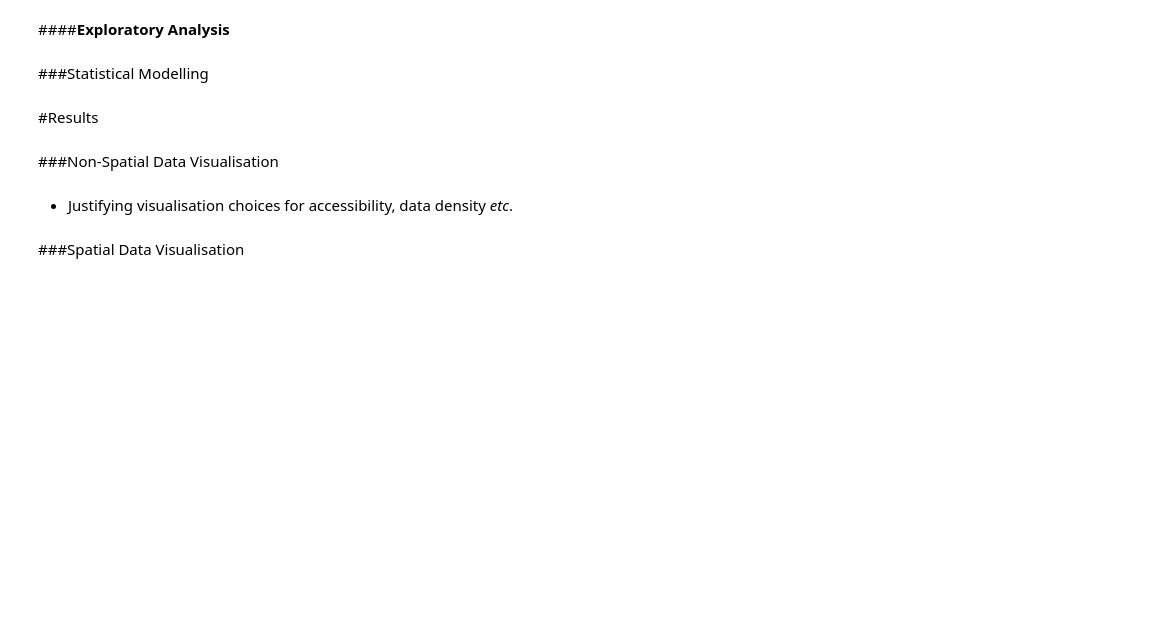
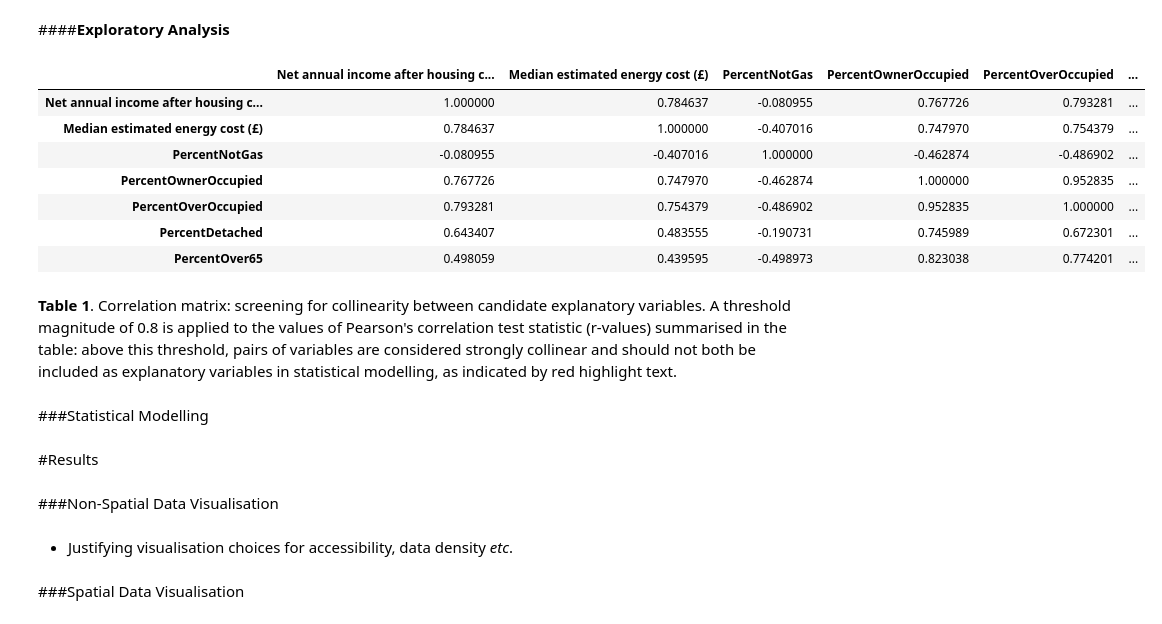
Before and after one commit to jwsn8667/GEOG5003M, a Jupyter notebook: GEOG5003_A2_201913950.ipynb, the cells around one changed output. Cells and saved outputs as stored; diff of their text form; code cells hidden in the pictures; blank space fills up the shorter version.

```diff
--- a/GEOG5003_A2_201913950.ipynb
+++ b/GEOG5003_A2_201913950.ipynb
@@ -277,3 +339,19 @@ Sheff_BedrmOccup.head()
+# %%
+# @title
+## Testing for collinearity between pairs of candidate explanatory variables.
+Corr_Matrix = Explanatory_Variables.corr().style.map(lambda v: "color:red;" if (1.0 > v > 0.8) or (v < -0.8) else None)
+Corr_Matrix
+# %% [output]
+|  | Net annual income after housing c... | Median estimated energy cost (£) | PercentNotGas | PercentOwnerOccupied | PercentOverOccupied | ... |
+| Net annual income after housing c... | 1.000000 | 0.784637 | -0.080955 | 0.767726 | 0.793281 | ... |
+| Median estimated energy cost (£) | 0.784637 | 1.000000 | -0.407016 | 0.747970 | 0.754379 | ... |
+| PercentNotGas | -0.080955 | -0.407016 | 1.000000 | -0.462874 | -0.486902 | ... |
+| PercentOwnerOccupied | 0.767726 | 0.747970 | -0.462874 | 1.000000 | 0.952835 | ... |
+| PercentOverOccupied | 0.793281 | 0.754379 | -0.486902 | 0.952835 | 1.000000 | ... |
+| PercentDetached | 0.643407 | 0.483555 | -0.190731 | 0.745989 | 0.672301 | ... |
+| PercentOver65 | 0.498059 | 0.439595 | -0.498973 | 0.823038 | 0.774201 | ... |
+# %% [markdown]
+**Table 1**.  Correlation matrix: screening for collinearity between candidate explanatory variables.  A threshold magnitude of 0.8 is applied to the values of Pearson's correlation test statistic (r-values) summarised in the table: above this threshold, pairs of variables are considered strongly collinear and should not both be included as explanatory variables in statistical modelling, as indicated by red highlight text.
 # %%
 ## Correlation between candidate explanatory variables and the outcome variable
 # %% [markdown]
```
Also changed, not shown: parts of 16 cells of this notebook.
